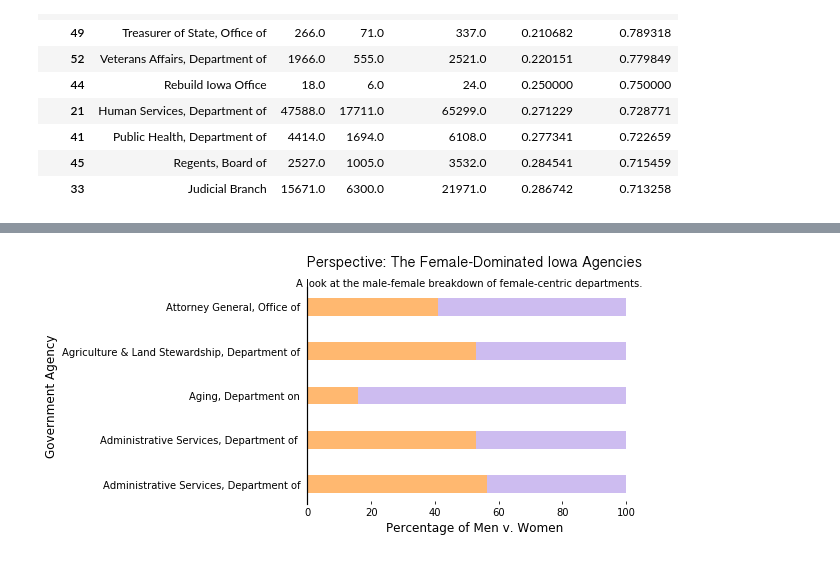
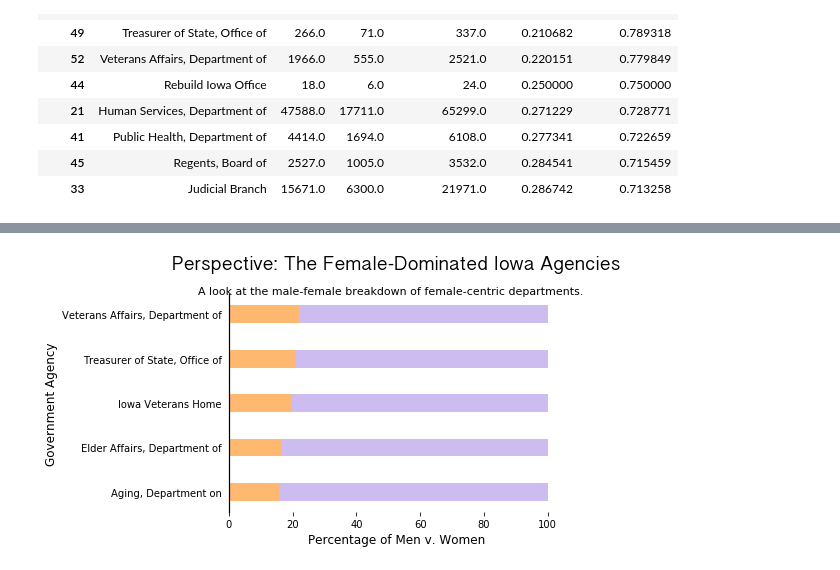
Before and after one commit to linleysanders/data-studio, a Jupyter notebook: Code/01-iowasalaries/Iowa Salary Book Analysis 2007 to 2017.ipynb, the cells around one changed output, grey strips where cells are left out. Cells and saved outputs as stored; diff of their text form; code cells hidden in the pictures.

```diff
--- a/Code/01-iowasalaries/Iowa Salary Book Analysis 2007 to 2017.ipynb
+++ b/Code/01-iowasalaries/Iowa Salary Book Analysis 2007 to 2017.ipynb
@@ -247,14 +288,14 @@ plt.show()
 # %%
 gender_colors = ['#FFB870', '#CDBCF0']
 
-ax = gender_count.head(5).plot(kind='barh', x='Department', stacked=True, color=gender_colors, width=.4, legend=False)
+ax = Female_Top.head(5).plot(kind='barh', x='Department', y=['Percent_Male', 'Percent_Female'], stacked=True, color=gender_colors, width=.4, legend=False)
 
-ax.set_title("Perspective: The Female-Dominated Iowa Agencies", pad=20)
+ax.set_title("Perspective: The Female-Dominated Iowa Agencies", pad=25)
 ax.title.set_fontname('Lao Sangam MN')
-ax.title.set_fontsize(15)
+ax.title.set_fontsize(20)
 ax.set_ylabel("Government Agency")
 ax.set_xlabel("Percentage of Men v. Women")
-plt.gcf().text(0.5, .88, "A look at the male-female breakdown of female-centric departments.", ha='center', fontsize=10)
+plt.gcf().text(0.5, .88, "A look at the male-female breakdown of female-centric departments.", ha='center', fontsize=11)
 
 #FUNCTION FOR THE PERCENTAGE X-AXIS
 from matplotlib.ticker import FuncFormatter
@@ -263,31 +304,31 @@ def with_percent(value, pos):
     return "{}".format(int(percent))
 formatter = FuncFormatter(with_percent)
 
 #CHANGING SOME STYLIZED THINGS
 ax.spines['top'].set_visible(False)
 ax.spines['left'].set_visible(True)
 ax.spines['bottom'].set_visible(False)
 ax.spines['right'].set_visible(False)
 
 plt.rcParams.update({
 
   'patch.linewidth': 0.2,
   'patch.facecolor': '#348ABD',
   'patch.edgecolor': '#EEEEEE',
   'patch.antialiased': True,
   'font.size': 10.0,
   'axes.edgecolor': 'black',
   'axes.grid': False,
   'axes.linewidth': 1.2,
 
 })
 
 ax.set_axisbelow(True)
 ax.tick_params(which='major', left=False)
 
 ax.xaxis.set_major_formatter(formatter)
 
 plt.savefig("split_top.pdf")
 plt.show()
 # %% [output]
-[figure, old version]
+[figure, new version]
```
Also changed, not shown: parts of 6 cells of this notebook, 8 other files.
